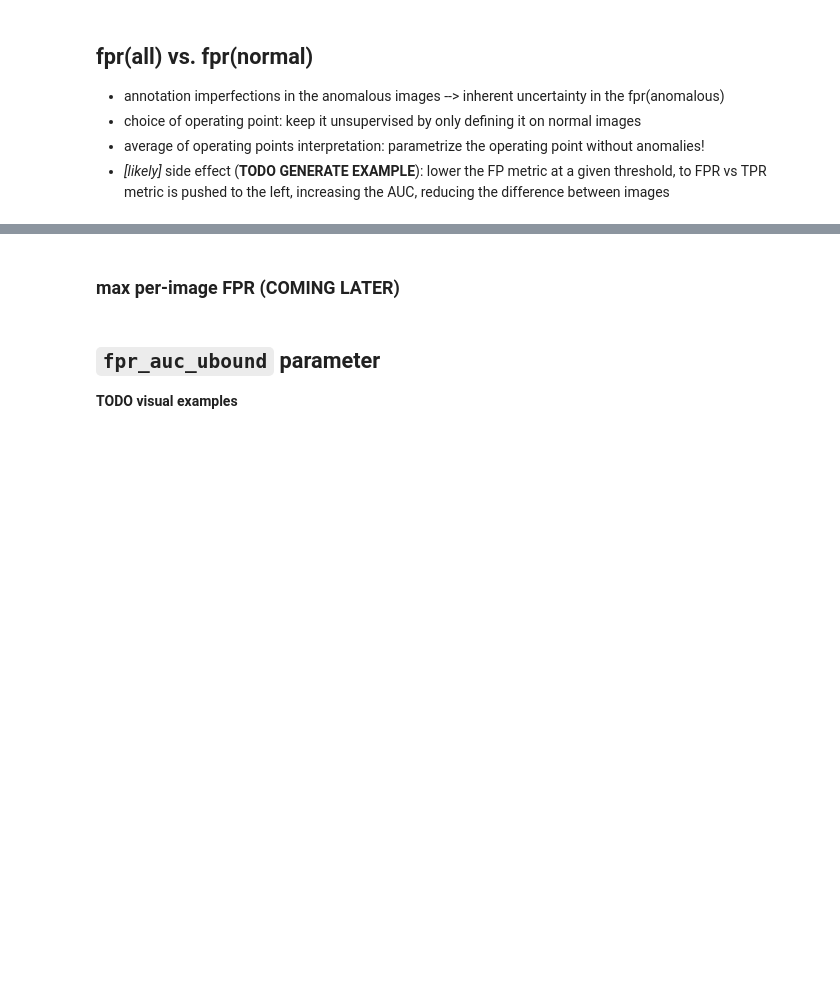
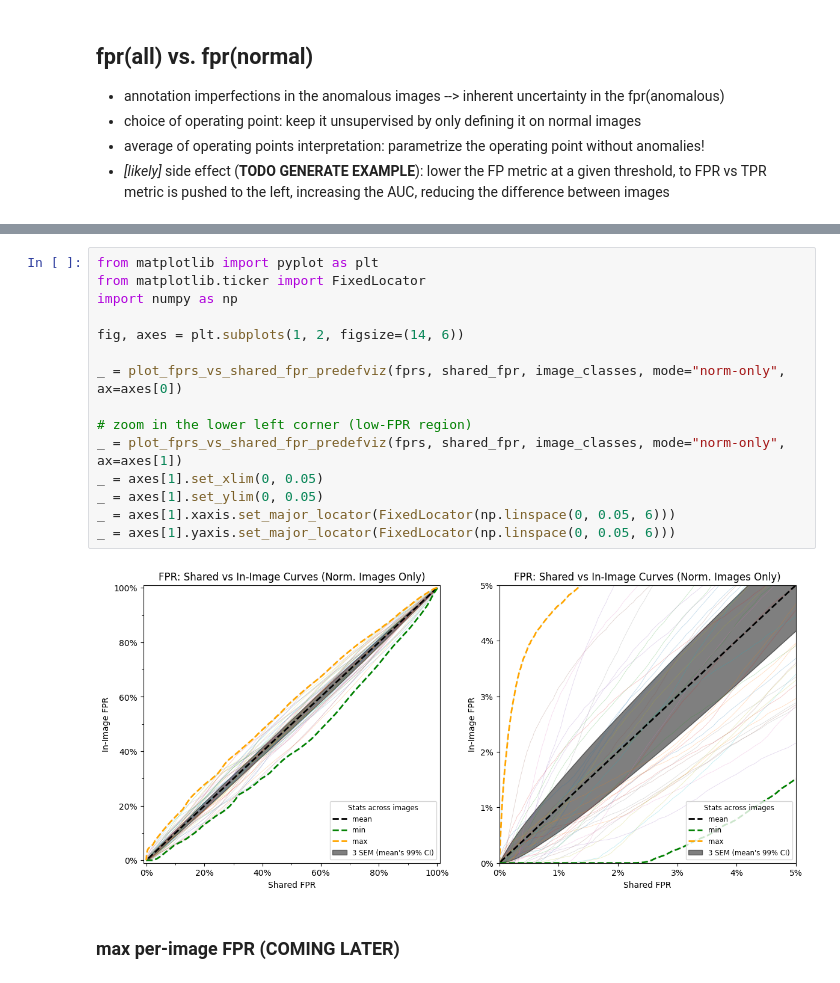
Before and after one commit to jpcbertoldo/anomalib, a Jupyter notebook: notebooks/500_use_cases/502_perimg_metrics.ipynb, the cells around one changed output, grey strips where cells are left out. Saved outputs shown, nothing was run; the diff lists cells and outputs as text; blank space fills up the shorter version.

```diff
--- a/notebooks/500_use_cases/502_perimg_metrics.ipynb
+++ b/notebooks/500_use_cases/502_perimg_metrics.ipynb
@@ -415,6 +519,19 @@ axes[0, 0].axis("off")
+# %%
+from matplotlib import pyplot as plt
+from matplotlib.ticker import FixedLocator
+import numpy as np
+
+fig, axes = plt.subplots(1, 2, figsize=(14, 6))
+
+_ = plot_fprs_vs_shared_fpr_predefviz(fprs, shared_fpr, image_classes, mode="norm-only", ax=axes[0])
+
+# zoom in the lower left corner (low-FPR region)
+_ = plot_fprs_vs_shared_fpr_predefviz(fprs, shared_fpr, image_classes, mode="norm-only", ax=axes[1])
+_ = axes[1].set_xlim(0, 0.05)
+_ = axes[1].set_ylim(0, 0.05)
+_ = axes[1].xaxis.set_major_locator(FixedLocator(np.linspace(0, 0.05, 6)))
+_ = axes[1].yaxis.set_major_locator(FixedLocator(np.linspace(0, 0.05, 6)))
+# %% [output]
+[figure, added]
 # %% [markdown]
 ### max per-image FPR (COMING LATER)
-# %% [markdown]
-## `fpr_auc_ubound` parameter
-
-**TODO visual examples**
```
Also changed, not shown: parts of 25 cells of this notebook, 1 other file.
